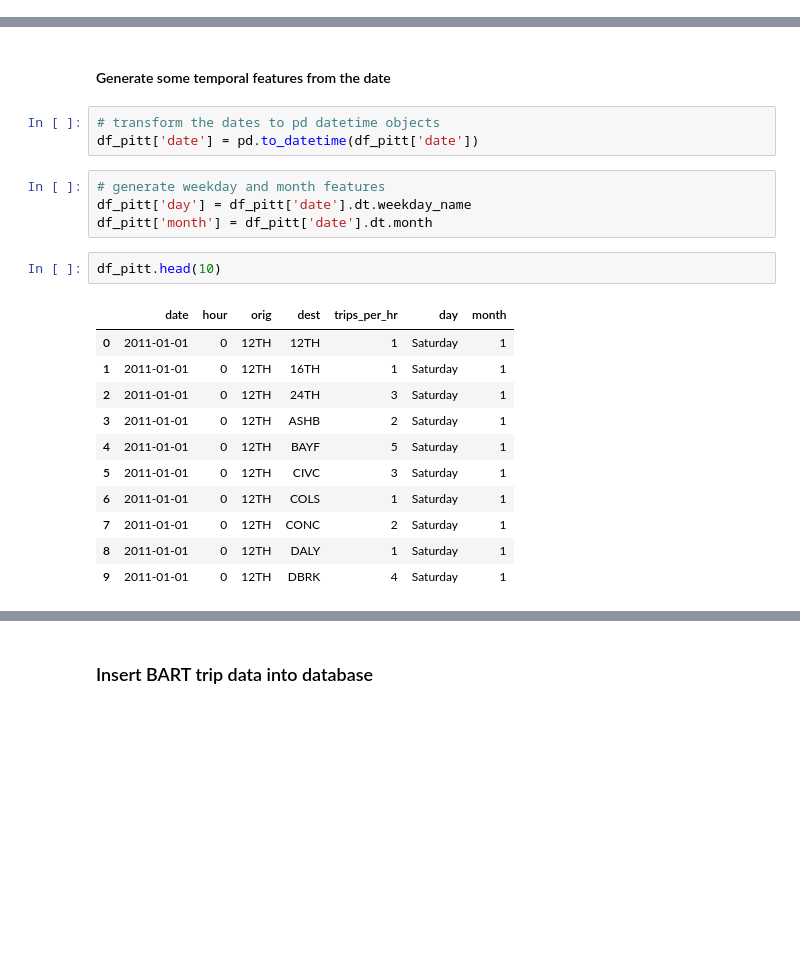
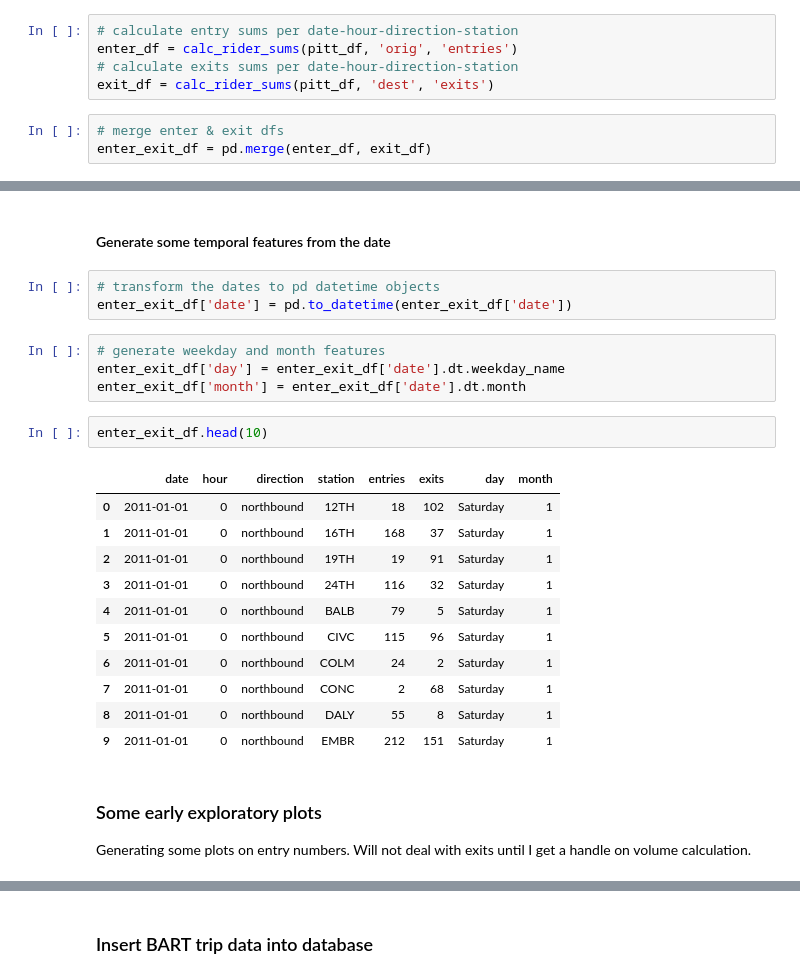
Before and after one commit to bkhurley/beat_the_crowd, a Jupyter notebook: get_clean_data.ipynb, the cells around one changed output, grey strips where cells are left out. Saved outputs shown, nothing was run; the diff lists cells and outputs as text; blank space fills up the shorter version.

Commit message:
refined ridership metric; added code to scrape weather data

```diff
--- a/get_clean_data.ipynb
+++ b/get_clean_data.ipynb
@@ -173,0 +179,8 @@ test_data = pitt_df.loc[(pitt_df['direction'] == 'southbound') &
+# %%
+# calculate entry sums per date-hour-direction-station
+enter_df = calc_rider_sums(pitt_df, 'orig', 'entries')
+# calculate exits sums per date-hour-direction-station
+exit_df = calc_rider_sums(pitt_df, 'dest', 'exits')
+# %%
+# merge enter & exit dfs
+enter_exit_df = pd.merge(enter_df, exit_df)
@@ -175,22 +219,25 @@ test_data = pitt_df.loc[(pitt_df['direction'] == 'southbound') &
 #### Generate some temporal features from the date
 # %%
 # transform the dates to pd datetime objects
-df_pitt['date'] = pd.to_datetime(df_pitt['date'])
+enter_exit_df['date'] = pd.to_datetime(enter_exit_df['date'])
 # %%
 # generate weekday and month features
-df_pitt['day'] = df_pitt['date'].dt.weekday_name
-df_pitt['month'] = df_pitt['date'].dt.month
+enter_exit_df['day'] = enter_exit_df['date'].dt.weekday_name
+enter_exit_df['month'] = enter_exit_df['date'].dt.month
 # %%
-df_pitt.head(10)
+enter_exit_df.head(10)
 # %% [output]
-|  | date | hour | orig | dest | trips_per_hr | day | month |
-| 0 | 2011-01-01 | 0 | 12TH | 12TH | 1 | Saturday | 1 |
-| 1 | 2011-01-01 | 0 | 12TH | 16TH | 1 | Saturday | 1 |
-| 2 | 2011-01-01 | 0 | 12TH | 24TH | 3 | Saturday | 1 |
-| 3 | 2011-01-01 | 0 | 12TH | ASHB | 2 | Saturday | 1 |
-| 4 | 2011-01-01 | 0 | 12TH | BAYF | 5 | Saturday | 1 |
-| 5 | 2011-01-01 | 0 | 12TH | CIVC | 3 | Saturday | 1 |
-| 6 | 2011-01-01 | 0 | 12TH | COLS | 1 | Saturday | 1 |
-| 7 | 2011-01-01 | 0 | 12TH | CONC | 2 | Saturday | 1 |
-| 8 | 2011-01-01 | 0 | 12TH | DALY | 1 | Saturday | 1 |
-| 9 | 2011-01-01 | 0 | 12TH | DBRK | 4 | Saturday | 1 |
+|  | date | hour | direction | station | entries | exits | day | month |
+| 0 | 2011-01-01 | 0 | northbound | 12TH | 18 | 102 | Saturday | 1 |
+| 1 | 2011-01-01 | 0 | northbound | 16TH | 168 | 37 | Saturday | 1 |
+| 2 | 2011-01-01 | 0 | northbound | 19TH | 19 | 91 | Saturday | 1 |
+| 3 | 2011-01-01 | 0 | northbound | 24TH | 116 | 32 | Saturday | 1 |
+| 4 | 2011-01-01 | 0 | northbound | BALB | 79 | 5 | Saturday | 1 |
+| 5 | 2011-01-01 | 0 | northbound | CIVC | 115 | 96 | Saturday | 1 |
+| 6 | 2011-01-01 | 0 | northbound | COLM | 24 | 2 | Saturday | 1 |
+| 7 | 2011-01-01 | 0 | northbound | CONC | 2 | 68 | Saturday | 1 |
+| 8 | 2011-01-01 | 0 | northbound | DALY | 55 | 8 | Saturday | 1 |
+| 9 | 2011-01-01 | 0 | northbound | EMBR | 212 | 151 | Saturday | 1 |
+# %% [markdown]
+### Some early exploratory plots
+Generating some plots on entry numbers. Will not deal with exits until I get a handle on volume calculation.
```
Also changed, not shown: parts of 38 cells of this notebook.
